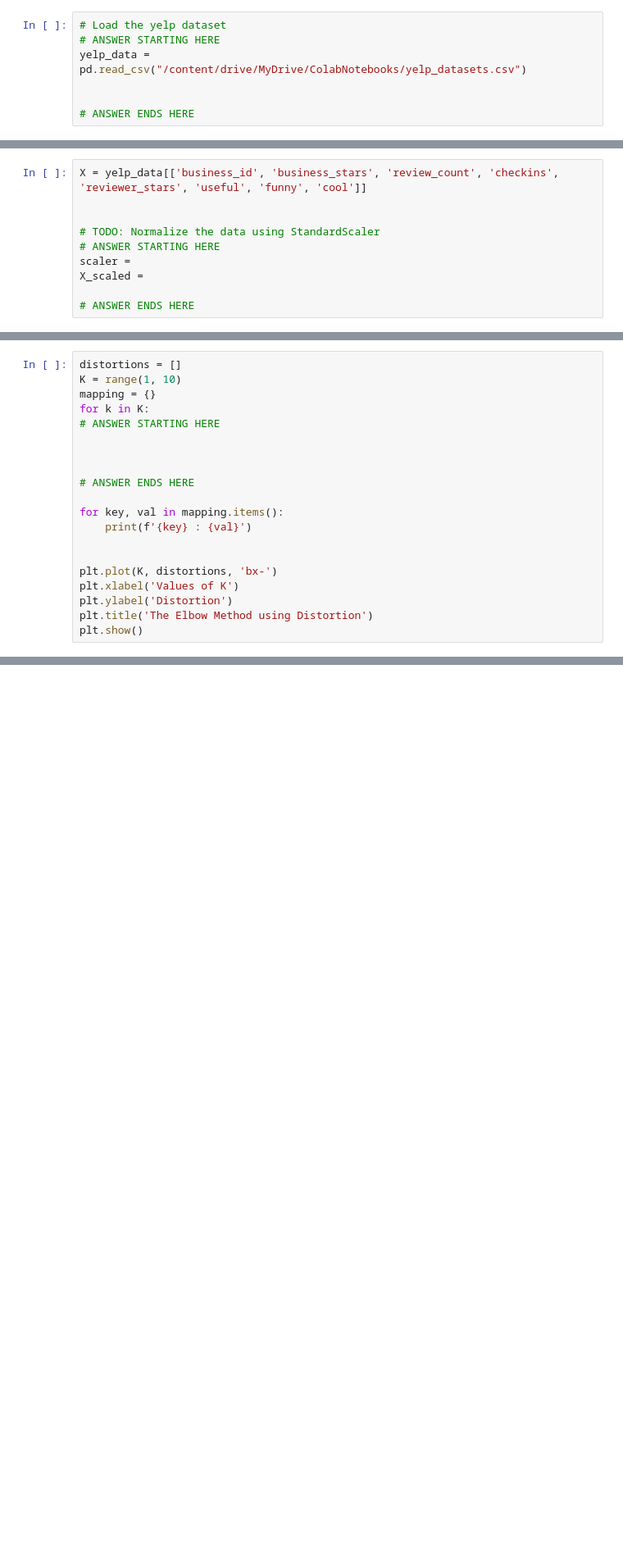
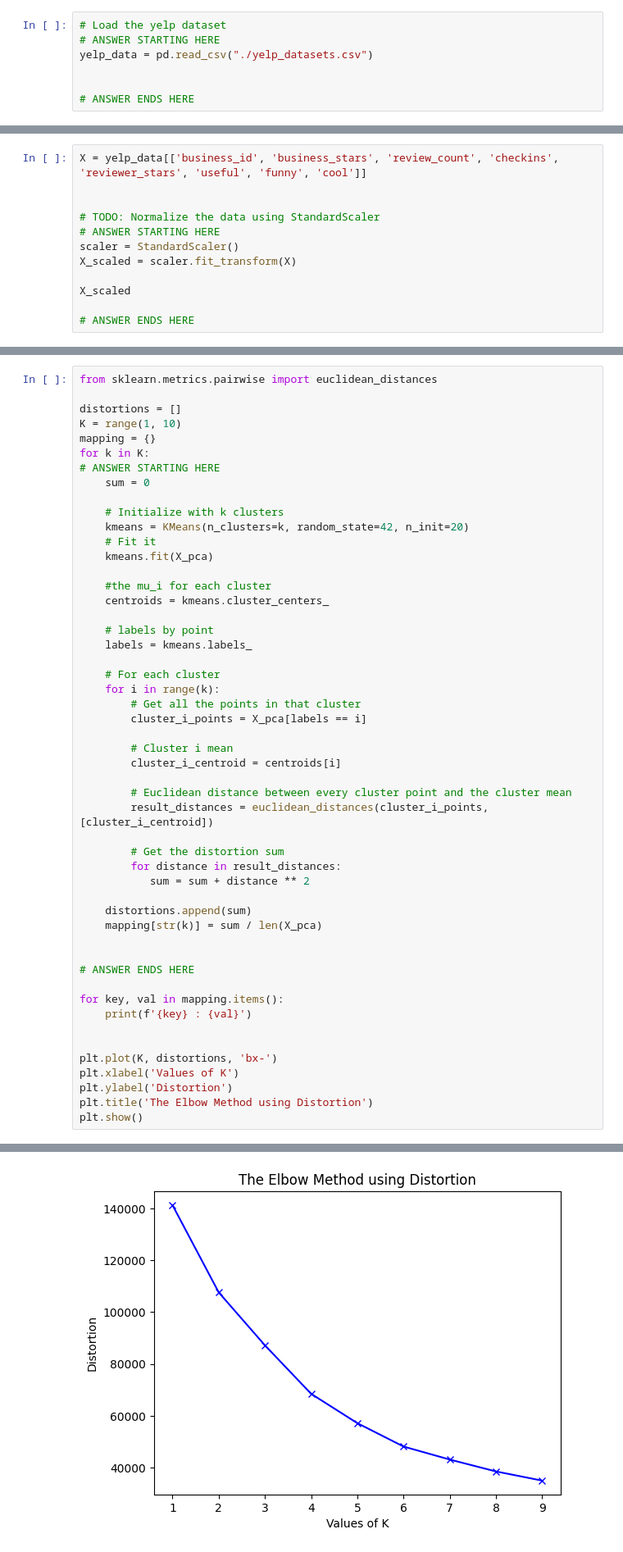
Before and after one commit to jackr276/CMSC320-MonoRepo, a Jupyter notebook: src/CMSC320_HW4_Fall2025_ML_Classifiers_Clustering.ipynb, the cells around one changed output, grey strips where cells are left out. Shown at 82% size. Drawn from its saved outputs; the diff is of its cells as text; blank space fills up the shorter version.

```diff
--- a/src/CMSC320_HW4_Fall2025_ML_Classifiers_Clustering.ipynb
+++ b/src/CMSC320_HW4_Fall2025_ML_Classifiers_Clustering.ipynb
@@ -91,7 +91,7 @@ Mounted at /content/drive
 # %%
 # Load the yelp dataset
 # ANSWER STARTING HERE
-yelp_data = pd.read_csv("/content/drive/MyDrive/ColabNotebooks/yelp_datasets.csv")
+yelp_data = pd.read_csv("./yelp_datasets.csv")
 
 
 # ANSWER ENDS HERE
@@ -529,7 +563,9 @@ X = yelp_data[['business_id', 'business_stars', 'review_count', 'checkins', 'rev
 
 # TODO: Normalize the data using StandardScaler
 # ANSWER STARTING HERE
-scaler =
-X_scaled =
+scaler = StandardScaler()
+X_scaled = scaler.fit_transform(X)
+
+X_scaled
 
 # ANSWER ENDS HERE
@@ -622,12 +676,43 @@ Task A: Implement your **own distortion function** to determine the different nu
 Use X_pca that we calculated in the previous parts for this part.
 **(WARNING: You can't use the `KMeans.inertia_`)**
 # %%
+from sklearn.metrics.pairwise import euclidean_distances
+
 distortions = []
 K = range(1, 10)
 mapping = {}
 for k in K:
 # ANSWER STARTING HERE
+    sum = 0
 
+    # Initialize with k clusters
+    kmeans = KMeans(n_clusters=k, random_state=42, n_init=20)
+    # Fit it
+    kmeans.fit(X_pca)
+
+    #the mu_i for each cluster
+    centroids = kmeans.cluster_centers_
+
+    # labels by point
+    labels = kmeans.labels_
+
+    # For each cluster
+    for i in range(k):
+        # Get all the points in that cluster
+        cluster_i_points = X_pca[labels == i]
+
+        # Cluster i mean
+        cluster_i_centroid = centroids[i]
+
+        # Euclidean distance between every cluster point and the cluster mean
+        result_distances = euclidean_distances(cluster_i_points, [cluster_i_centroid])
+
+        # Get the distortion sum
+        for distance in result_distances:
+           sum = sum + distance ** 2
+
+    distortions.append(sum)
+    mapping[str(k)] = sum / len(X_pca)
 
 
 # ANSWER ENDS HERE
@@ -641,3 +726,4 @@ plt.xlabel('Values of K')
 plt.ylabel('Distortion')
 plt.title('The Elbow Method using Distortion')
 plt.show()
+# %% [output]
@@ -644,3 +748,4 @@ plt.show()
+[figure, added]
 # %% [markdown]
 ##### ***6.2.2 KElbowVisualizer (2.5 pts)***
 Task B: Use the `KElbowVisualizer` from the `yellowbrick` library to verify the conclusion above. See [Elbow Method
```
Also changed, not shown: parts of 9 cells of this notebook, 1 other file.
